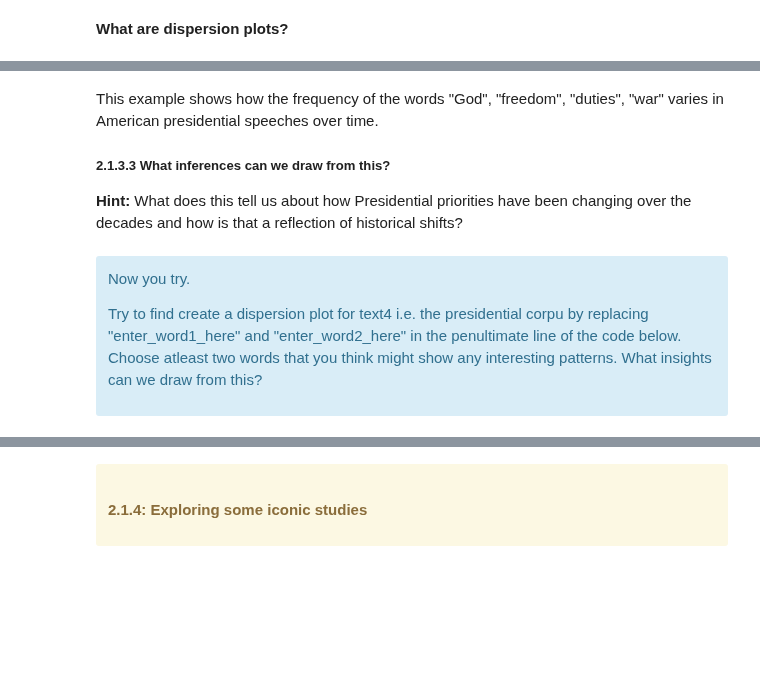
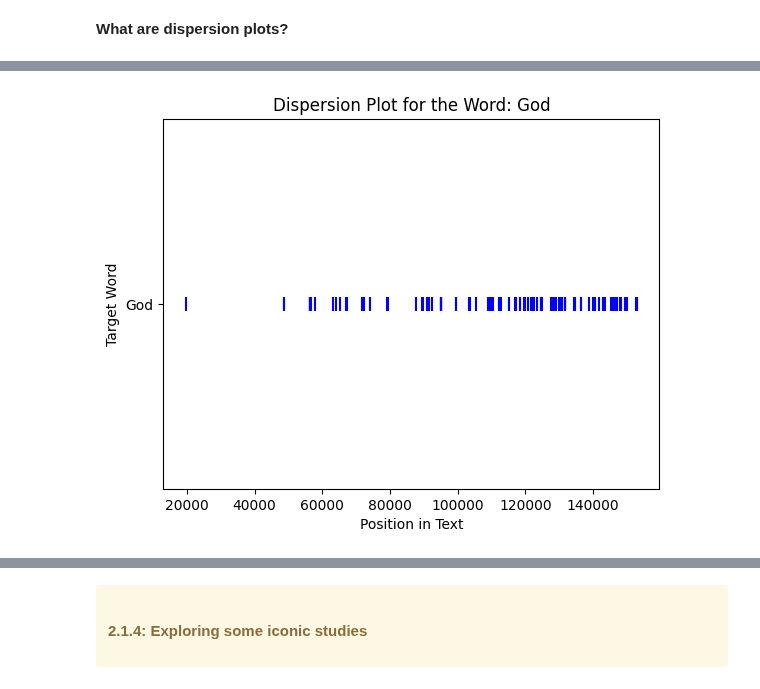
Before and after one commit to mettalrose/DS2F_Workshop_Text_Mining, a Jupyter notebook: master_copy_for_praxis.ipynb, the cells around one changed output, grey strips where cells are left out. Cells and saved outputs as stored; diff of their text form; code cells hidden in the pictures; blank space fills up the shorter version.

Commit message:
Revised till concordance lines. Add a few more methods to concordance and then move onto iconic studies.

```diff
--- a/master_copy_for_praxis.ipynb
+++ b/master_copy_for_praxis.ipynb
@@ -562,13 +530,0 @@ create_dispersion_plot(text, word_list)
-# %% [markdown]
-This example shows how the frequency of the words "God", "freedom", "duties", "war" varies in American presidential speeches over time.
-
-<h5> 2.1.3.3 What inferences can we draw from this? </h5>
-
-<b>Hint:</b> What does this tell us about how Presidential priorities have been changing over the decades and how is that a reflection of historical shifts?
-# %% [markdown]
-<div class = "alert alert-info">
-
-Now you try.
-
-Try to find create a dispersion plot for text4 i.e. the presidential corpu by replacing "enter_word1_here" and "enter_word2_here" in the penultimate line of the code below. Choose atleast two words that you think might show any interesting patterns. What insights can we draw from this?
-</div>
@@ -605,0 +531,45 @@ create_dispersion_plot(text, word_list)
+# %%
+# First let's load the necessary Python libraries from where we will be using functions required to create this plot
+
+import numpy as np #This is a new library called "numpy" (Harris et al., 2020) that we need for this code. In this command we simply define that we will use "np" as a short-form each time we want to use a function from this library.
+import matplotlib.pyplot as plt #Similarly here, we load functions from the matplotlib library and say that we will use "plt" as a shortform whenever we want to use a function from this library.
+
+# Then, let's specify the data we need to create this plot
+
+#First, we need to define which text we are creating the plot from
+text = text4
+
+#Next, we need to define the word for which we are creating the dispersion plot
+target_word = "God"
+
+# After this, we need to find the positions in the text where our target_word appears.
+#To do this, we first convert our text into what is called an "array". We can think of an array as a long list where each word in a text is stored separately and its position is also noted.
+text_converted_into_an_array = np.array (text)
+
+#Next, we use the line below to find out on what all positions in this array or list of words our target_word (which is "God") appears and store those positionsin the variable 'positions'.
+positions = np.where(text_converted_into_an_array == target_word)[0]
+
+# Now, we are ready to create a plot to visualize the dispersion of our target word "God" in our corpus of American presidential speeches.
+
+#We begin by creating an empty visualization canvas called a "figure". At this point, there's nothing on the canvas—it's like a blank piece of paper.figure
+
+figure = plt.figure()
+
+#Let's now describe what we want the title of this plot to be
+plt.title(f'Dispersion Plot for the Word: {target_word}')
+
+#Next lets describe what we want the labels on the X axis and Y axis to be
+plt.xlabel('Position in Text')
+plt.ylabel('Target Word')
+
+#On the Y-axis, we also want to add a tick or a label for the specific word we are plotting. To do this, we use this line of code:
+plt.yticks([0], [target_word])
+
+
+#Now, let's create code that will tell the computer what values we are plotting on the X and Y axis, and also what color etc. we want for the plot
+plt.scatter(positions, [0]*len(positions), marker='|', s=100, color='blue')
+
+#Finally, we display
+plt.show()
+# %% [output]
+[figure, added]
```
Also changed, not shown: parts of 10 cells of this notebook.
